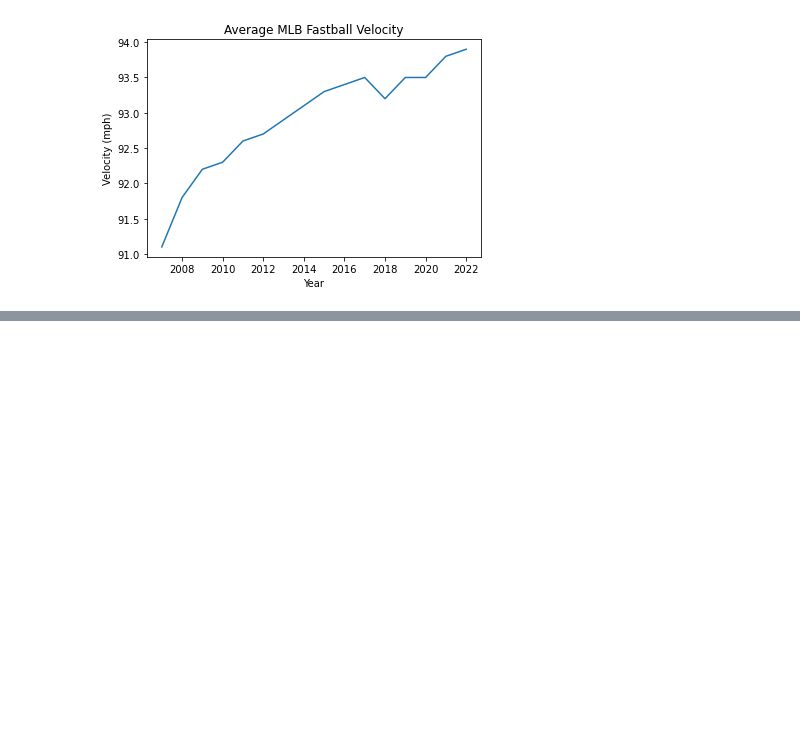
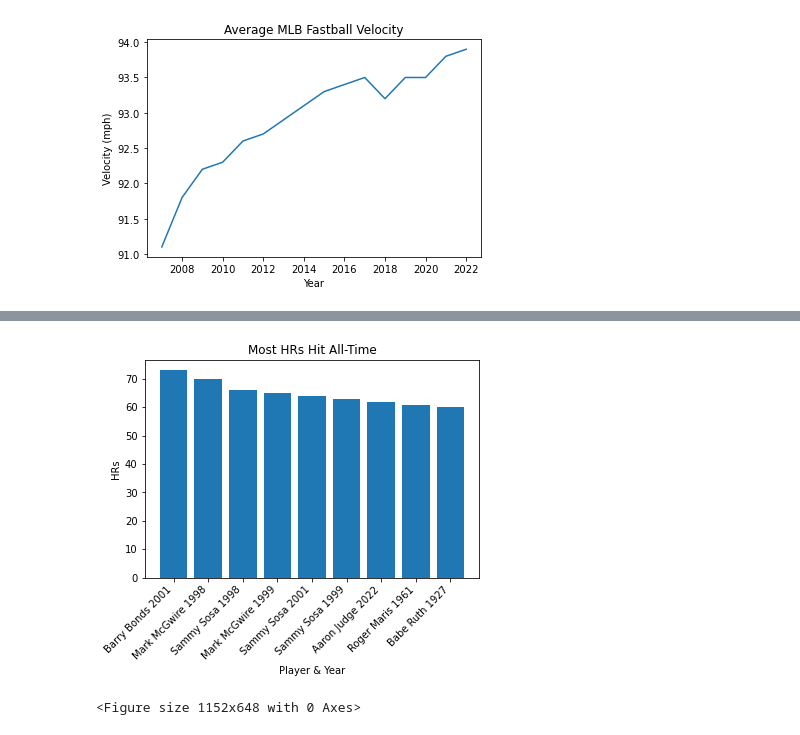
Before and after one commit to amcclure0/All_Rise_Project1, a Jupyter notebook: testing.ipynb, the cells around one changed output, grey strips where cells are left out. Drawn from its saved outputs; the diff is of its cells as text; code cells hidden in the pictures; blank space fills up the shorter version.

```diff
--- a/testing.ipynb
+++ b/testing.ipynb
@@ -136,3 +136,9 @@ plt.ylabel("Velocity (mph)")
 plt.show()
 # %% [output]
 [figure]
+# %%
+filename = "Resources/qualifiers.csv"
+homers_df = pd.read_csv(filename)
+top_hrs = homers_df.head(9)
+top_hrs["Player Year"] =  top_hrs["Name"] + " " + top_hrs["Season"].astype(str)
+top_hrs
@@ -138,0 +162,13 @@ plt.show()
+# %%
+x_axis = top_hrs['Player Year']
+y_axis = top_hrs['HR']
+plt.bar(x_axis, y_axis)
+plt.title('Most HRs Hit All-Time')
+plt.xlabel('Player & Year')
+plt.ylabel('HRs')
+plt.xticks(rotation=45, ha='right')
+plt.figure(figsize=(16,9))
+plt.show()
+# %% [output]
+[figure, added]
+<Figure size 1152x648 with 0 Axes>
```
Also changed, not shown: parts of 1 cell of this notebook.
